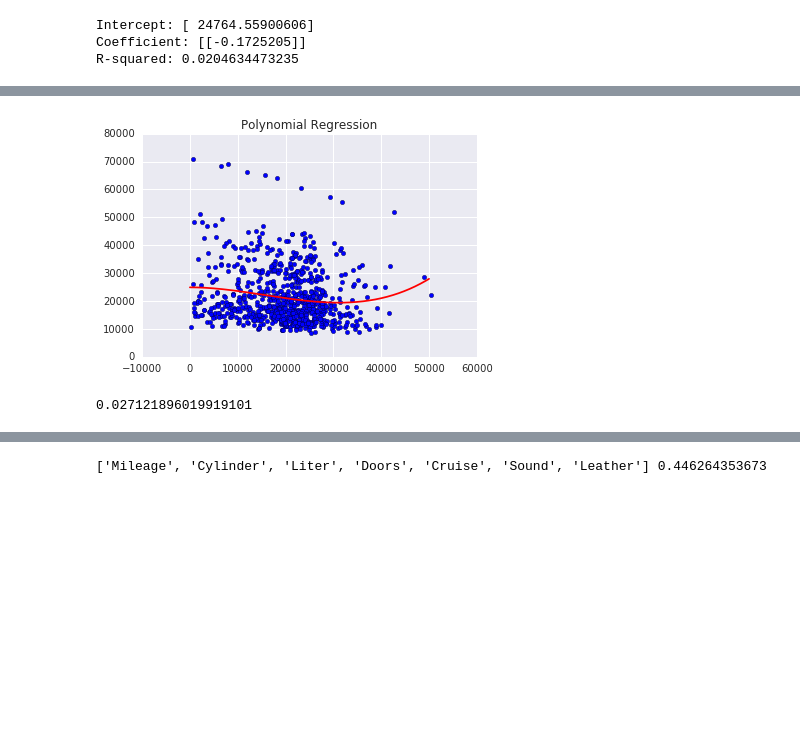
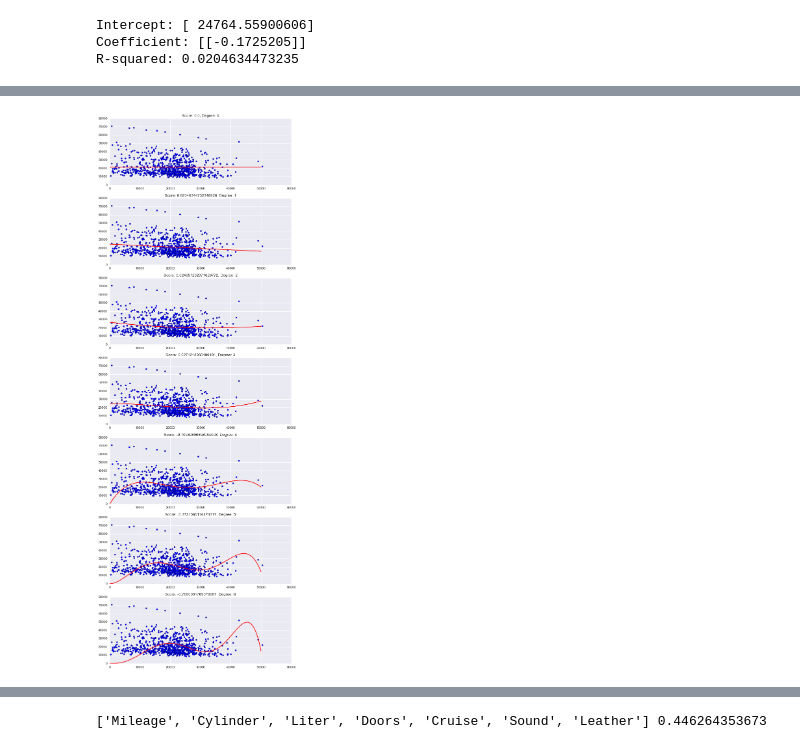
Before and after one commit to mendez6412/car-worth-linear-regression, a Jupyter notebook: car-worth.ipynb, the cells around one changed output, grey strips where cells are left out. Cells and saved outputs as stored; diff of their text form; code cells hidden in the pictures; blank space fills up the shorter version.

```diff
--- a/car-worth.ipynb
+++ b/car-worth.ipynb
@@ -84,17 +72,21 @@ plt.show()
-# %%
-model = Pipeline([('poly', PolynomialFeatures(degree=3)), ('linear', linear_model.LinearRegression(fit_intercept=False))])
-# %%
-model.fit(mileage, price)
-plt.scatter(mileage, price)
-plt.plot(model.predict([[j] for j in range(50000)]), c='r')
-plt.title('Polynomial Regression')
-plt.show()
-# %% [output]
-[figure, removed]
-# %%
-model.score(mileage, price)
-# %% [output]
-0.027121896019919101
+# %%
+degrees = 7
+fig, axs = plt.subplots(degrees, figsize=(10, 30))
+for degree in range(degrees):
+
+    model = Pipeline([('poly', PolynomialFeatures(degree)),
+                      ('linear', linear_model.LinearRegression(fit_intercept=False))])
+    model.fit(mileage, price)
+    score = model.score(mileage, price)
+    subplot = axs[degree]
+    subplot.scatter(mileage, price)
+    subplot.plot(model.predict([[j] for j in range(50000)]), c='r')
+    subplot.set_title("Score: {}, Degree: {}".format(score, degree))
+    subplot.set_xlim(0)
+    subplot.set_ylim(0)
+plt.show()
+# %% [output]
+[figure, added]
 # %% [markdown]
 ### Notes
 With R^2 scores of around .02 for both a normal linear regression and polynomial regression (best fit around 3 degrees), it seems like mileage compared to price is not an ideal tool.
```
Also changed, not shown: parts of 11 cells of this notebook.
